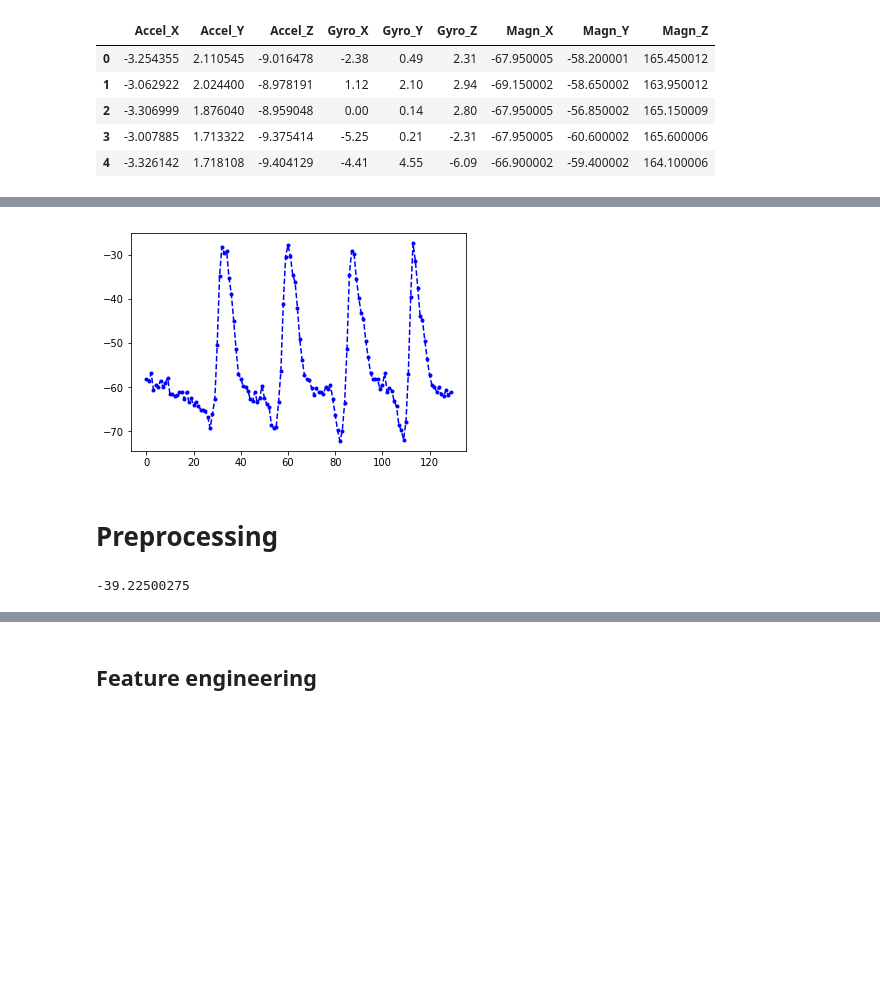
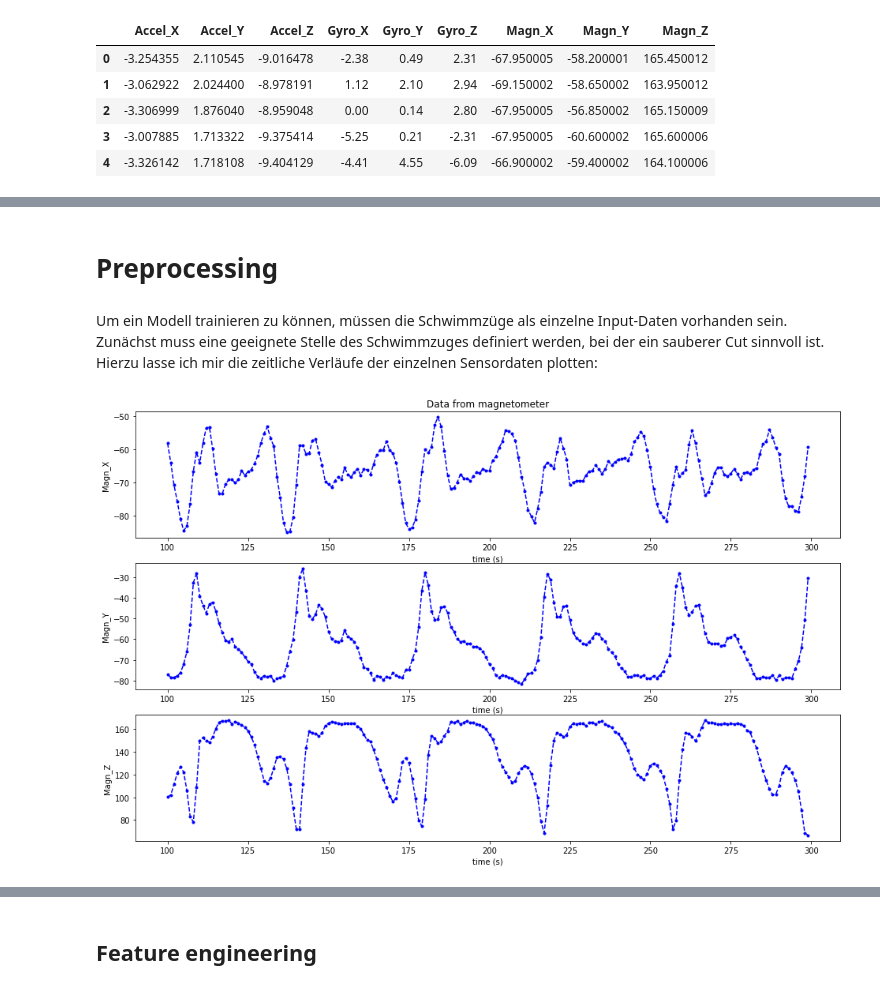
Before and after one commit to MarcSauer1986/Swim, a Jupyter notebook: experiments/Swim_preprocessing.ipynb, the cells around one changed output, grey strips where cells are left out. Drawn from its saved outputs; the diff is of its cells as text; code cells hidden in the pictures; blank space fills up the shorter version.

Commit message:
cleaned data, feature engineering, new model trained

```diff
--- a/experiments/Swim_preprocessing.ipynb
+++ b/experiments/Swim_preprocessing.ipynb
@@ -21,3 +40,3 @@ The autoreload extension is already loaded. To reload it, use:
 # %%
-testrun = 'first_model_logreg'
+testrun = 'Run_0_2'
 pre = Preprocessing(testrun)
@@ -58,24 +125,20 @@ plt.show()
-# %%
-# plt.plot(raw_all[:60].index, raw_all[:60]['Magn_X'])
-plt.plot(raw_data[:130].index, raw_data[:130]['Magn_Y'],'b.--')
-# plt.plot(raw_all[:60].index, raw_all[:60]['Magn_Z'])
-
-# plt.plot(raw_all[60:120].index, raw_all[60:120]['Magn_X'])
-# plt.plot(raw_all[60:120].index, raw_all[60:120]['Magn_Y'])
-# plt.plot(raw_all[60:120].index, raw_all[60:120]['Magn_Z'])
-#
-
-plt.show()
-# %% [output]
-[figure, removed]
 # %% [markdown]
 # Preprocessing
-# %%
-# Define stroke cut
-Magn_Y_max = raw_data['Magn_Y'].max()
-Magn_Y_min = raw_data['Magn_Y'].min()
-min_max_range = Magn_Y_max-Magn_Y_min
-stroke_cut = Magn_Y_max-(min_max_range*.25)
-print(stroke_cut)
-# %% [output]
--39.22500275
+# %% [markdown]
+Um ein Modell trainieren zu können, müssen die Schwimmzüge als einzelne Input-Daten vorhanden sein. Zunächst muss eine geeignete Stelle des Schwimmzuges definiert werden, bei der ein sauberer Cut sinnvoll ist. Hierzu lasse ich mir die zeitliche Verläufe der einzelnen Sensordaten plotten:
+# %%
+# Create plots of magnetometer data
+fig, (ax1, ax2, ax3) = plt.subplots(3, sharey=False, figsize=(16, 10))
+
+ax1.plot(raw_data[100:300].index, raw_data[100:300]['Magn_X'], 'b.--')
+ax1.set(title='Data from magnetometer', xlabel='time (s)', ylabel='Magn_X')
+
+ax2.plot(raw_data[100:300].index, raw_data[100:300]['Magn_Y'],'b.--')
+ax2.set(xlabel='time (s)', ylabel='Magn_Y')
+
+ax3.plot(raw_data[100:300].index, raw_data[100:300]['Magn_Z'],'b.--')
+ax3.set(xlabel='time (s)', ylabel='Magn_Z')
+
+plt.show()
+# %% [output]
+[figure, added]
```
Also changed, not shown: parts of 33 cells of this notebook.
